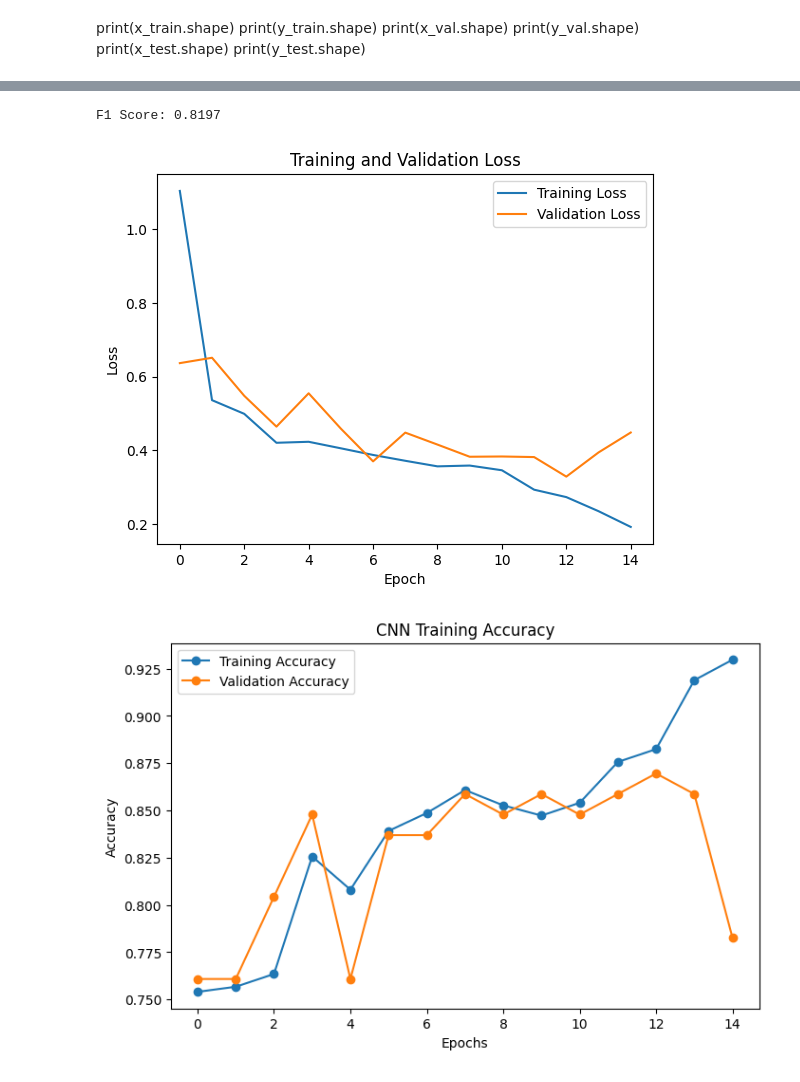
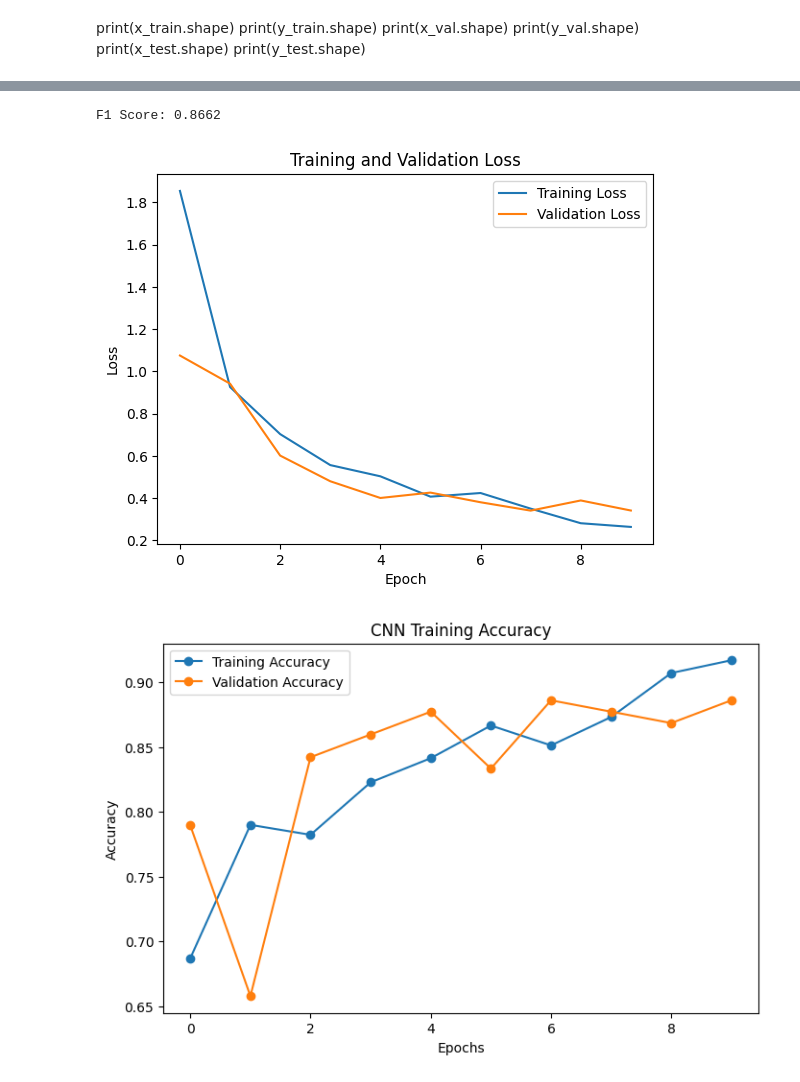
Before and after one commit to AW1100/ECE9063_GroupProject, a Jupyter notebook: ECE9063_Project.ipynb, the cells around one changed output, grey strips where cells are left out. Drawn from its saved outputs; the diff is of its cells as text; code cells hidden in the pictures.

```diff
--- a/ECE9063_Project.ipynb
+++ b/ECE9063_Project.ipynb
@@ -660,8 +366,8 @@ opt = BayesSearchCV(
     keras_model_wrapper,
     hp_space,
     n_iter=10,
-    cv=5,
-    scoring='accuracy',
+    cv=3,
+    scoring=val_accuracy_scorer,
     random_state=42,
 )
 # %%
@@ -726,16 +405,0 @@ Epoch 30/30
-# %%
-model = opt_cnn_model(0.0007340675018434775, 62, 2, 115, 2, 55, 0.36386287158866254)
-# %%
-model = final_model
-test_loss, test_accuracy, test_precision, test_recall = model.evaluate(X_test, y_test)
-print(f"Test Accuracy: {test_accuracy * 100:.2f}%")
-
-y_pred = np.round(model.predict(X_test)).astype(int)
-cm = confusion_matrix(y_test,y_pred)
-disp = ConfusionMatrixDisplay(confusion_matrix=cm, display_labels=['Without Helmet', 'With Helmet'])
-disp.plot(cmap='Blues')
-plt.title('Confusion Matrix')
-plt.show()
-
-f1 = f1_score(y_test, y_pred)
-print(f"F1 Score: {f1:.4f}")
@@ -748,6 +406,24 @@ F1 Score: 0.8714
+# %%
+def opt_cnn_model(learning_rate, num_filters_0, num_filters_1, num_filters_2, num_units_0, num_units_1):
+    model = Sequential()
+    model.add(Conv2D(num_filters_0, kernel_size=(3, 3), activation='relu', input_shape=(target_size[0], target_size[1], 3)))
+    model.add(MaxPooling2D(pool_size=(2, 2)))
+    #model.add(Dropout(0.5))
+    model.add(Conv2D(num_filters_1, kernel_size=(3, 3), activation='relu',kernel_regularizer=l2(0.01)))
+    model.add(MaxPooling2D(pool_size=(2, 2)))
+    #model.add(Dropout(0.5))
+    model.add(Conv2D(num_filters_2, kernel_size=(3, 3), activation='relu',kernel_regularizer=l2(0.01)))
+    model.add(MaxPooling2D(pool_size=(2, 2)))
+    model.add(Flatten())
+    model.add(Dense(num_units_0, activation='relu'))
+    model.add(Dense(num_units_1, activation='relu'))
+    model.add(Dense(1, activation='sigmoid'))
+
+    model.compile(loss='binary_crossentropy', optimizer=Adam(learning_rate=learning_rate), metrics=['accuracy'] + additional_metrics)
+    return model
 # %%
-model = opt_cnn_model(0.0007340675018434775, 62, 2, 115, 2, 55, 0.36386287158866254)
-history = model.fit(X_train, y_train, epochs=15, validation_data=(X_val, y_val), batch_size=62)
+model = opt_cnn_model(0.001, 123, 94, 114, 63, 59)
+history = model.fit(X_train, y_train, epochs=10, validation_data=(X_val, y_val), callbacks=None)
 print_metrics(model)
 plot_cost_function(history)
 # %% [output]
@@ -772,3 +448,3 @@ WARNING:tensorflow:5 out of the last 13 calls to <function Model.make_predict_fu
-F1 Score: 0.8197
+F1 Score: 0.8662
-[figure, old version]
+[figure, new version]
-[figure, old version]
+[figure, new version]
```
Also changed, not shown: parts of 64 cells of this notebook.
